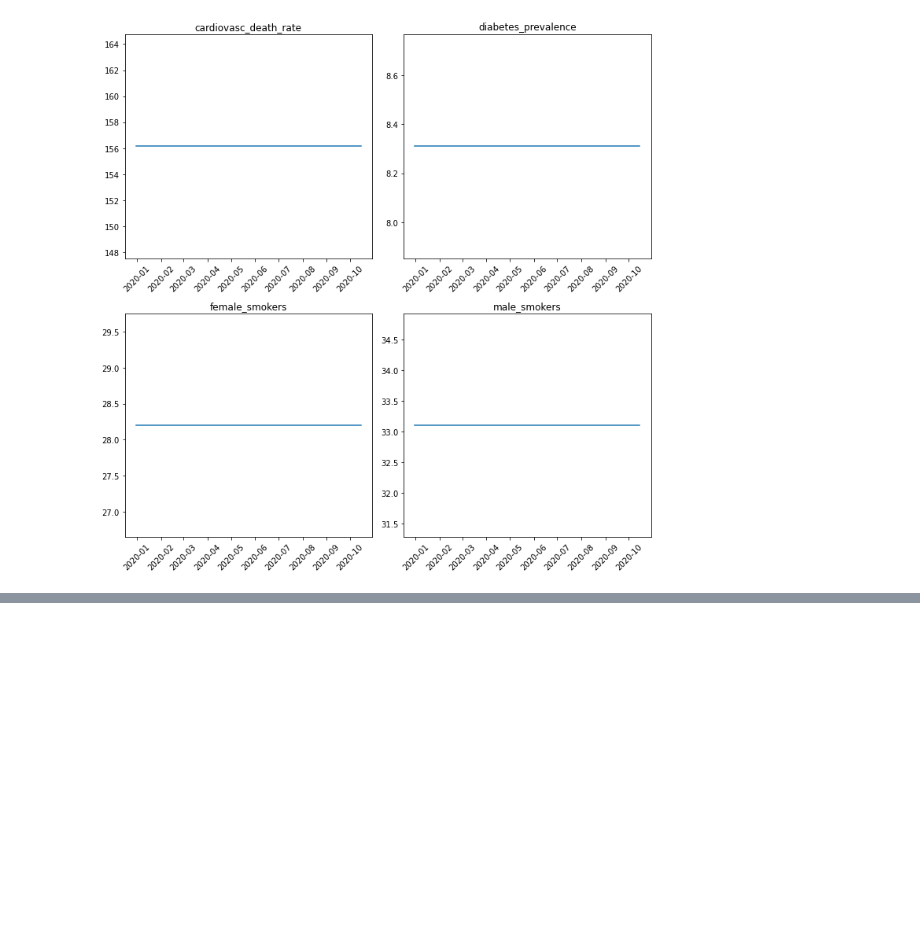
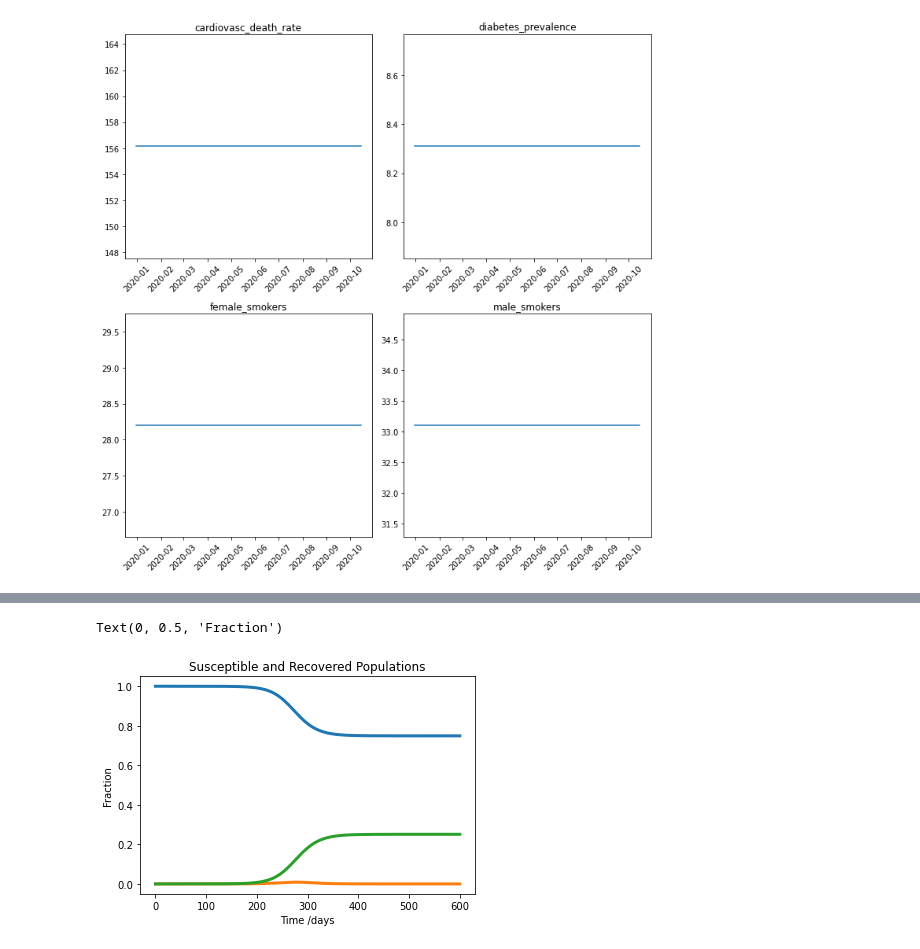
Before and after one commit to Sambhavi-G/covid_thinkit, a Jupyter notebook: Covid_data.ipynb, the cells around one changed output, grey strips where cells are left out. Saved outputs shown, nothing was run; the diff lists cells and outputs as text; code cells hidden in the pictures; blank space fills up the shorter version.

```diff
--- a/Covid_data.ipynb
+++ b/Covid_data.ipynb
@@ -360,0 +441,4 @@ plt.show()
+# %%
+# now we will find mean reproduction rate from this dataset and use it for our modeling
+mean_r0= germany_r0_data['reproduction_rate'].mean()
+mean_r0
@@ -360,0 +458,27 @@ plt.show()
+# %%
+#initializing the variables
+
+R0= mean_r0
+t_infectious= 3.3
+t_incubation= 5.1
+
+N= germany_data['population'][0]
+
+i_init= 10/N
+r_init= 0
+s_init= (N-10)/N
+
+gamma = 1/t_infectious
+beta = R0*gamma
+# %%
+# deifning the differential equations for SIR model
+
+def deriv(x, t, beta, gamma):
+    s, i, r = x
+    dsdt = -beta * s * i
+    didt = beta * s * i - gamma * i
+    drdt =  gamma * i
+    return [dsdt, didt, drdt]
+
+t = np.linspace(0, 600, 2000)
+x_init = s_init, i_init, r_init
@@ -360,0 +487,17 @@ plt.show()
+# %%
+#solving the set of diff equations using scipy's odeint function
+soln = odeint(deriv, x_init, t, args=(beta, gamma))
+s, i, r = soln.T
+# %%
+fig= plt.figure()
+ax= fig.add_subplot(1,1,1)
+
+ax.plot(t, s, lw=3, label='Fraction Susceptible')
+ax.plot(t, i, lw=3, label='Fraction Infective')
+ax.plot(t, r, lw=3, label='Recovered')
+ax.set_title('Susceptible and Recovered Populations')
+ax.set_xlabel('Time /days')
+ax.set_ylabel('Fraction')
+# %% [output]
+Text(0, 0.5, 'Fraction')
+[figure, added]
```
Also changed, not shown: parts of 11 cells of this notebook.
